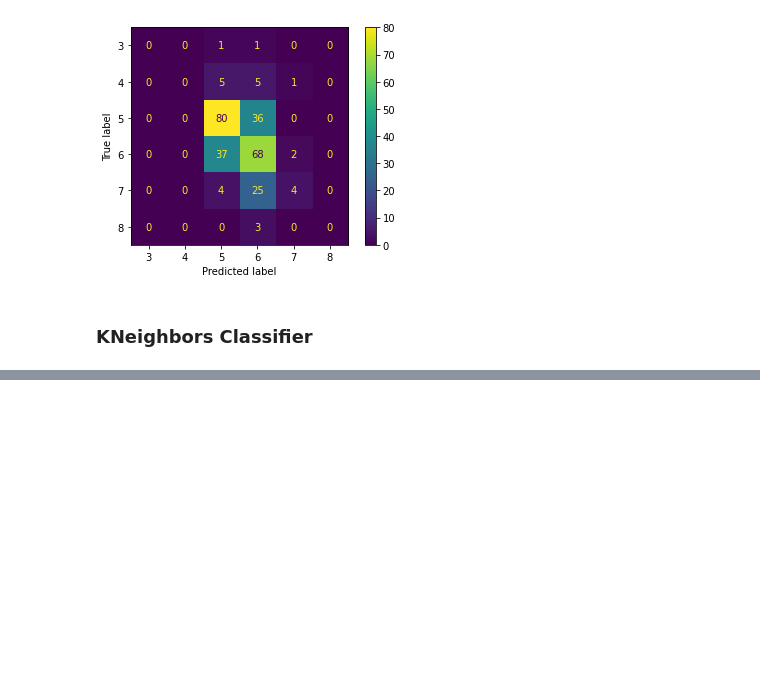
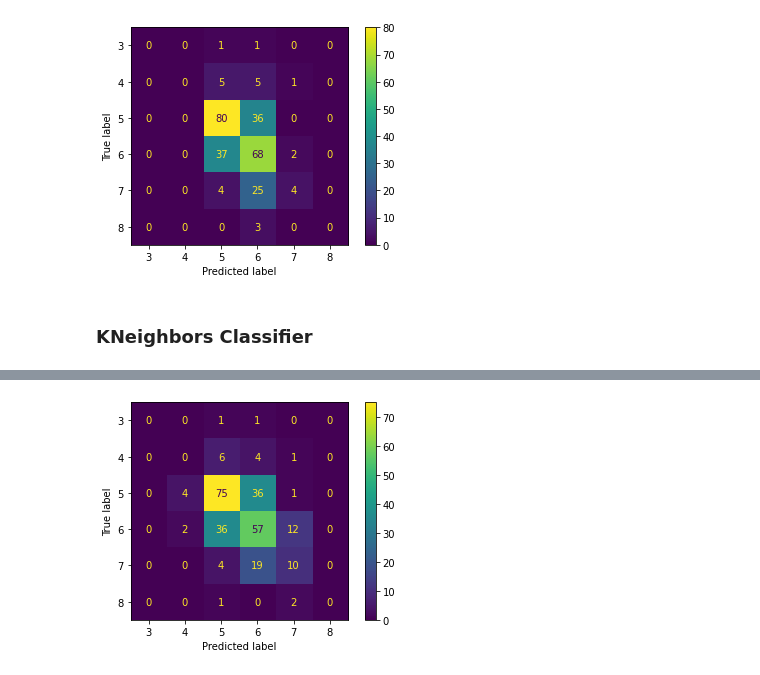
Before and after one commit to peeush-agarwal/red-wine-quality-predictor, a Jupyter notebook: notebooks/models.ipynb, the cells around one changed output, grey strips where cells are left out. Saved outputs shown, nothing was run; the diff lists cells and outputs as text; code cells hidden in the pictures; blank space fills up the shorter version.

Commit message:
Add KNeighborsClassifier model to predict

```diff
--- a/notebooks/models.ipynb
+++ b/notebooks/models.ipynb
@@ -74,3 +75,6 @@ display_conf_matrix(y_val, y_val_pred_log_reg)
 [figure]
 # %% [markdown]
 ### KNeighbors Classifier
+# %%
+knn = KNeighborsClassifier()
+knn.fit(X_train_sc, y_train)
@@ -76,0 +83,2 @@ display_conf_matrix(y_val, y_val_pred_log_reg)
+# %%
+y_val_pred_knn = knn.predict(X_val_sc)
@@ -76,0 +104,4 @@ display_conf_matrix(y_val, y_val_pred_log_reg)
+# %%
+display_conf_matrix(y_val, y_val_pred_knn)
+# %% [output]
+[figure, added]
```
Also changed, not shown: parts of 3 cells of this notebook.
